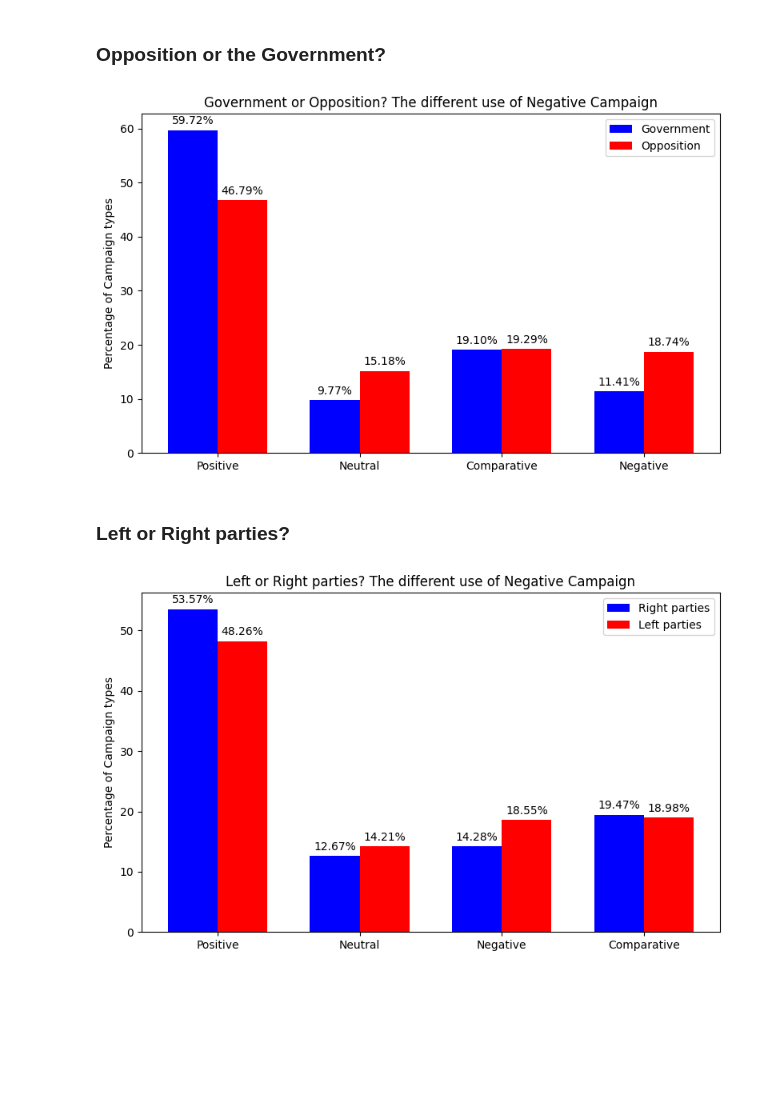
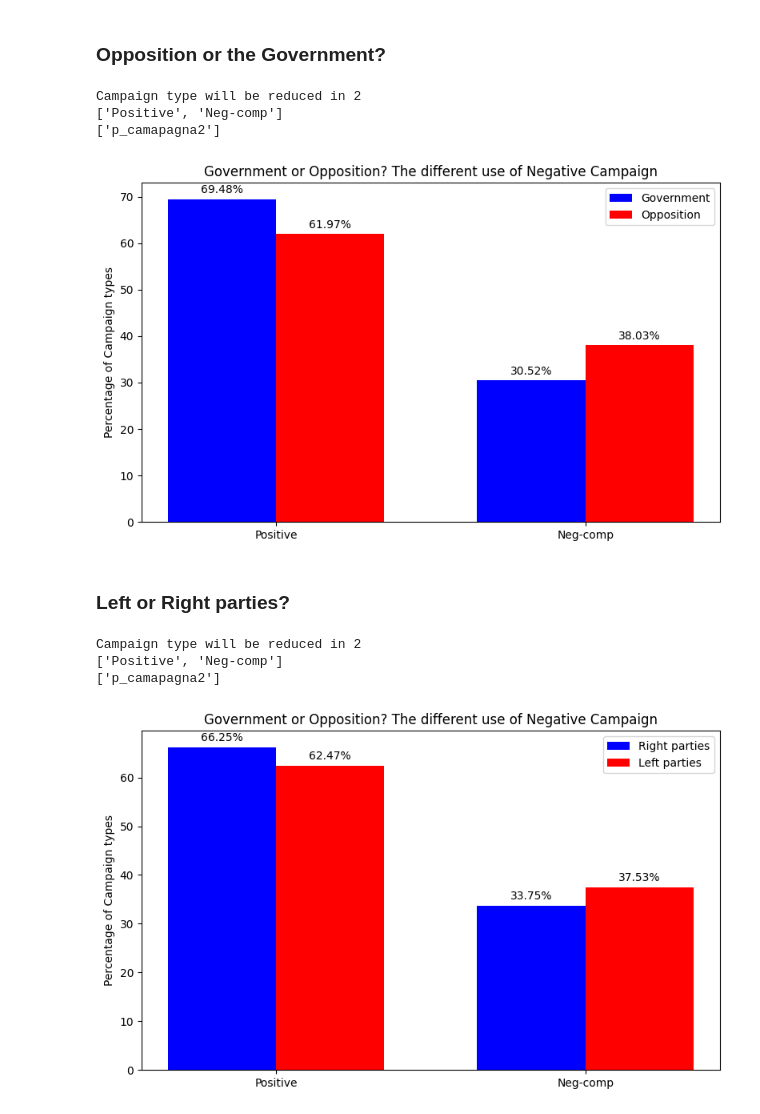
Before and after one commit to SalvatoreRomano1/thesis, a Jupyter notebook: analysis_python/Statistical_Analysis.ipynb, the cells around one changed output. Drawn from its saved outputs; the diff is of its cells as text; code cells hidden in the pictures; blank space fills up the shorter version.

Commit message:
new variable campaign reduction

```diff
--- a/analysis_python/Statistical_Analysis.ipynb
+++ b/analysis_python/Statistical_Analysis.ipynb
@@ -97,12 +128,8 @@ print('Number of rows in Dataframe : ', len(com.index))
 Number of colums in Dataframe :  243
 Number of rows in Dataframe :  78175
 # %%
-#Create the df
+# Create the df
 comDB = pd.DataFrame(data=com)
-comDB['Count']=1
-
-
-comDB['p_campagna3']=
 
 pd.set_option('display.max_columns', None)
 comDB
@@ -125,6 +152,16 @@ comDB
 comDB = comDB.replace({'Positiva':'Positive', 'Negativa': 'Negative', 'Comparativa': 'Comparative', 'Neutro':'Neutral'})
 comDB = comDB.replace({'opposizione':'Opposition', 'governo':'Government'})
 comDB = comDB.replace({'destra':'Right parties', 'sinistra':'Left parties'})
+# %%
+# Create a control variable
+comDB['Count']=1
+
+# Create a new reduced variable
+a = comDB.p_campagna.value_counts()
+#print (a)
+vals = a[:3].index
+#print (vals)
+comDB['p_campagna3']= comDB.p_campagna.where(comDB.p_campagna.isin(vals), 'Positive')
 # %%
 #Creating subsets of data
 
@@ -210,15 +247,16 @@ plt.show()
 # %%
 # The use of negative campaign: Opposition or the Government?
 
-index = [ 'Positive','Neutral', 'Comparative', 'Negative']
+changeReduction()
+
 
 # create the new DB
 a = postDB.loc[postDB['p_governo'] == 'Government']
-a = a.groupby(['p_campagna']).count().reindex(index)
+a = a.groupby(p_campagnaVar).count().reindex(newindex)
 a = a.Count.transform(lambda x: x/x.sum()*100)
 
 b = postDB.loc[postDB['p_governo'] == 'Opposition']
-b = b.groupby(['p_campagna']).count().reindex(index)
+b = b.groupby(p_campagnaVar).count().reindex(newindex)
 b = b.Count.transform(lambda x: x/x.sum()*100)
 
 # create a figure
@@ -246,49 +284,56 @@ fig.tight_layout()
 #plt.savefig('images/governo.png', dpi=300)
 plt.show()
 # %% [output]
+Campaign type will be reduced in 2
+['Positive', 'Neg-comp']
+['p_camapagna2']
-[figure, old version]
+[figure, new version]
 # %% [markdown]
 ### Left or Right parties?
 # %%
-# The use of negative campaign: Left or Right parties?
+# The use of negative campaign: Opposition or the Government?
 
-index = [ 'Positive', 'Neutral', 'Negative', 'Comparative']
+changeReduction()
+
 
 # create the new DB
 a = postDB.loc[postDB['p_dx_sx'] == 'Right parties']
-a = a.groupby(['p_campagna']).count().reindex(index)
+a = a.groupby(p_campagnaVar).count().reindex(newindex)
 a = a.Count.transform(lambda x: x/x.sum()*100)
 
-b = postDB.loc[postDB['p_dx_sx'] == 'Left parties']
-b = b.groupby(['p_campagna']).count().reindex(index)
+b= postDB.loc[postDB['p_dx_sx'] == 'Left parties']
+b = b.groupby(p_campagnaVar).count().reindex(newindex)
 b = b.Count.transform(lambda x: x/x.sum()*100)
 
 # create a figure
 fig, ax = plt.subplots(figsize=(8,5), dpi=100)
 labels = b.index
 
 # add legend
 x = np.arange(len(labels))
 width = 0.35  # the width of the bars
 rects1 = ax.bar(x - width/2, a, width, label='Right parties', color='b',)
 rects2 = ax.bar(x + width/2, b, width, label='Left parties', color='r', )
 
 autolabel_barPC(rects1)
 autolabel_barPC(rects2)
 
 # add labels
 ax.set_ylabel('Percentage of Campaign types')
-ax.set_title('Left or Right parties? The different use of Negative Campaign')
+ax.set_title('Government or Opposition? The different use of Negative Campaign')
 ax.set_xticks(x)
 ax.set_xticklabels(labels)
 ax.legend()
 
 # plot
 fig.tight_layout()
 #plt.savefig('images/governo.png', dpi=300)
 plt.show()
 # %% [output]
+Campaign type will be reduced in 2
+['Positive', 'Neg-comp']
+['p_camapagna2']
-[figure, old version]
+[figure, new version]
 # %%
 
 
```
Also changed, not shown: parts of 3 cells of this notebook.
